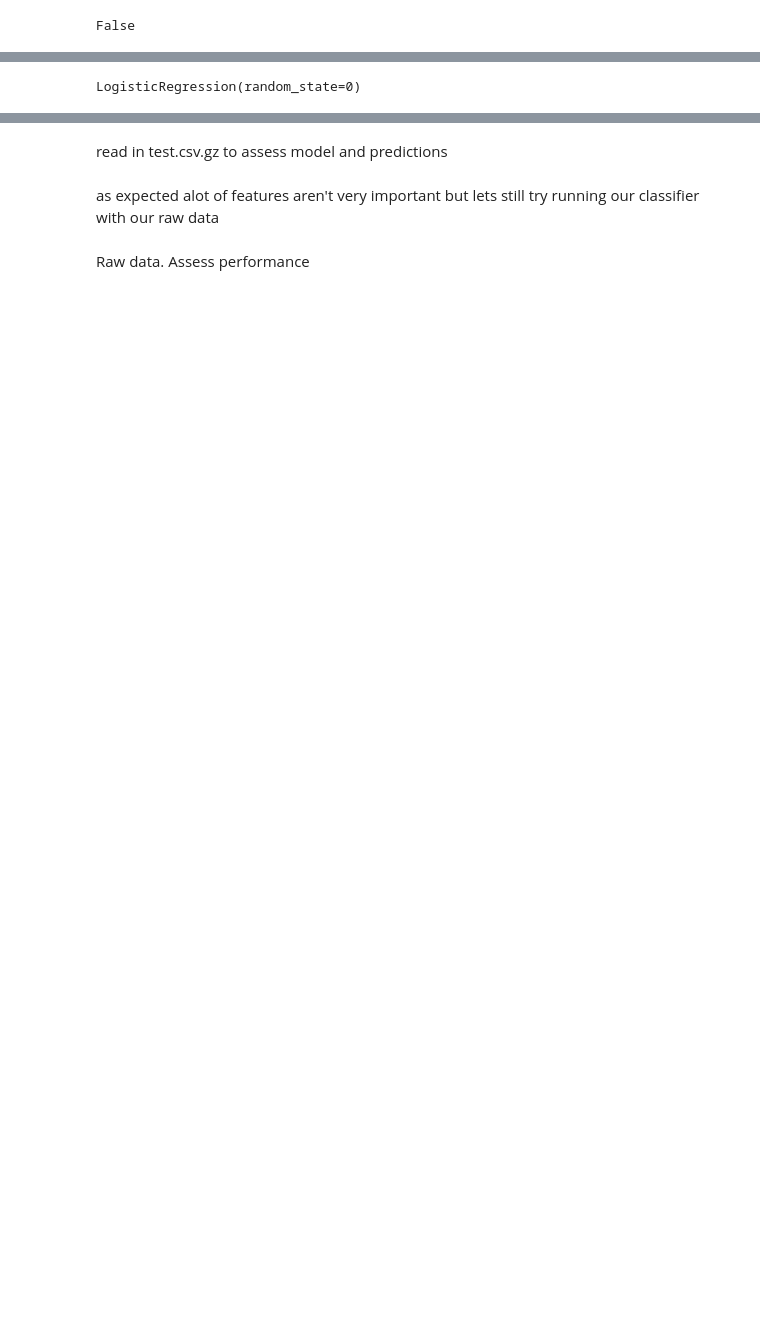
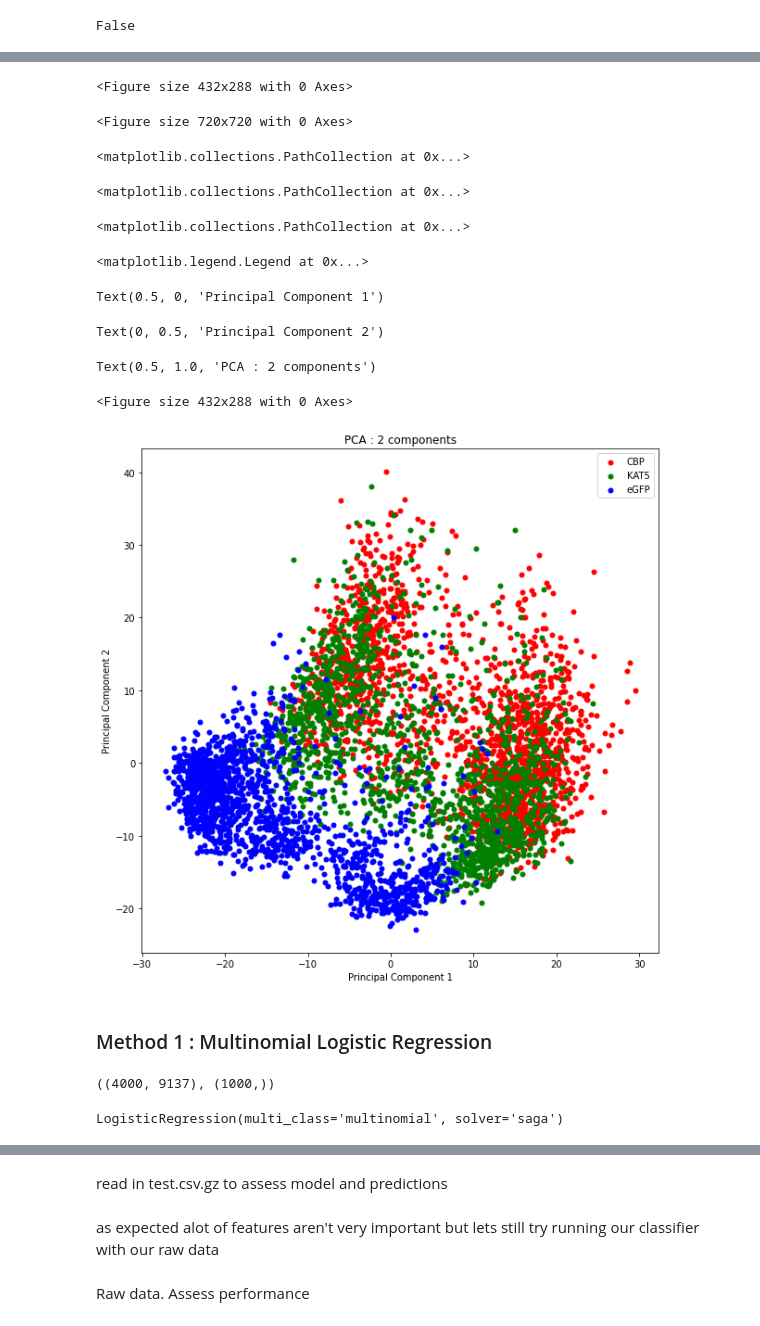
Before and after one commit to Simonlee711/Celltype_Classification, a Jupyter notebook: src/cell_prediction_analysis.ipynb, the cells around one changed output, grey strips where cells are left out. Drawn from its saved outputs; the diff is of its cells as text; code cells hidden in the pictures; blank space fills up the shorter version.

Commit message:
linear methods n pca

```diff
--- a/src/cell_prediction_analysis.ipynb
+++ b/src/cell_prediction_analysis.ipynb
@@ -129,0 +165,39 @@ explained_variance = pca.explained_variance_ratio_
+# %%
+x = df_filtered.iloc[:, :-1].values
+y = df_filtered.loc[:,['labels']].values
+
+x = StandardScaler().fit_transform(x)
+
+pca = PCA(n_components=2)
+principalComponents = pca.fit_transform(x)
+df_pca = pd.DataFrame(data = principalComponents, columns = ['principal component 1', 'principal component 2'])
+
+df_pca_final = pd.concat([df_pca, df[['labels']]], axis = 1)
+
+plt.figure()
+plt.figure(figsize=(10,10))
+
+labels = ['CBP', 'KAT5', 'eGFP']
+colors = ['r', 'g', 'b']
+for label, color in zip(labels,colors):
+    indicesToKeep = df_pca_final['labels'] == label
+    plt.scatter(df_pca_final.loc[indicesToKeep, 'principal component 1'], df_pca_final.loc[indicesToKeep, 'principal component 2'], c = color, s = 25)
+plt.legend(labels)
+plt.xlabel('Principal Component 1')
+plt.ylabel('Principal Component 2')
+plt.title('PCA : 2 components')
+plt.show()
+# %% [output]
+<Figure size 432x288 with 0 Axes>
+<Figure size 720x720 with 0 Axes>
+<matplotlib.collections.PathCollection at 0x...>
+<matplotlib.collections.PathCollection at 0x...>
+<matplotlib.collections.PathCollection at 0x...>
+<matplotlib.legend.Legend at 0x...>
+Text(0.5, 0, 'Principal Component 1')
+Text(0, 0.5, 'Principal Component 2')
+Text(0.5, 1.0, 'PCA : 2 components')
+<Figure size 432x288 with 0 Axes>
+[figure, added]
+# %% [markdown]
+### Method 1 : Multinomial Logistic Regression
@@ -130,9 +215,12 @@ explained_variance = pca.explained_variance_ratio_
+# %%
+X_train.shape, y_test.shape
+# %% [output]
+((4000, 9137), (1000,))
 # %%
-from sklearn.linear_model import LogisticRegression
 
-classifier = LogisticRegression(random_state = 0)
+classifier = LogisticRegression(multi_class='multinomial',solver ='saga')
 classifier.fit(X_train, y_train)
 # %% [output]
-LogisticRegression(random_state=0)
+LogisticRegression(multi_class='multinomial', solver='saga')
 # %%
 y_pred = classifier.predict(X_test)
```
Also changed, not shown: parts of 61 cells of this notebook, 2 other files.
